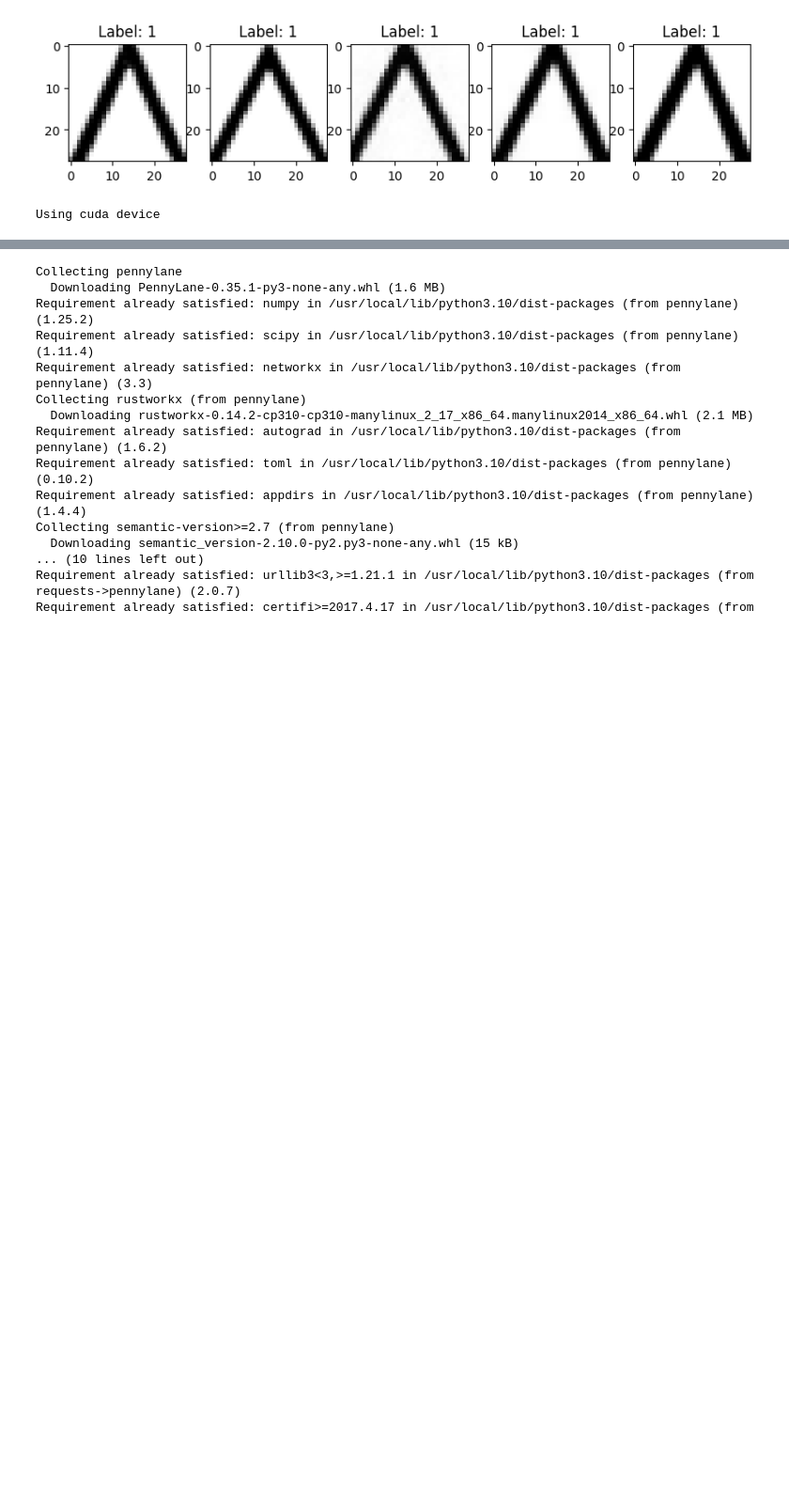
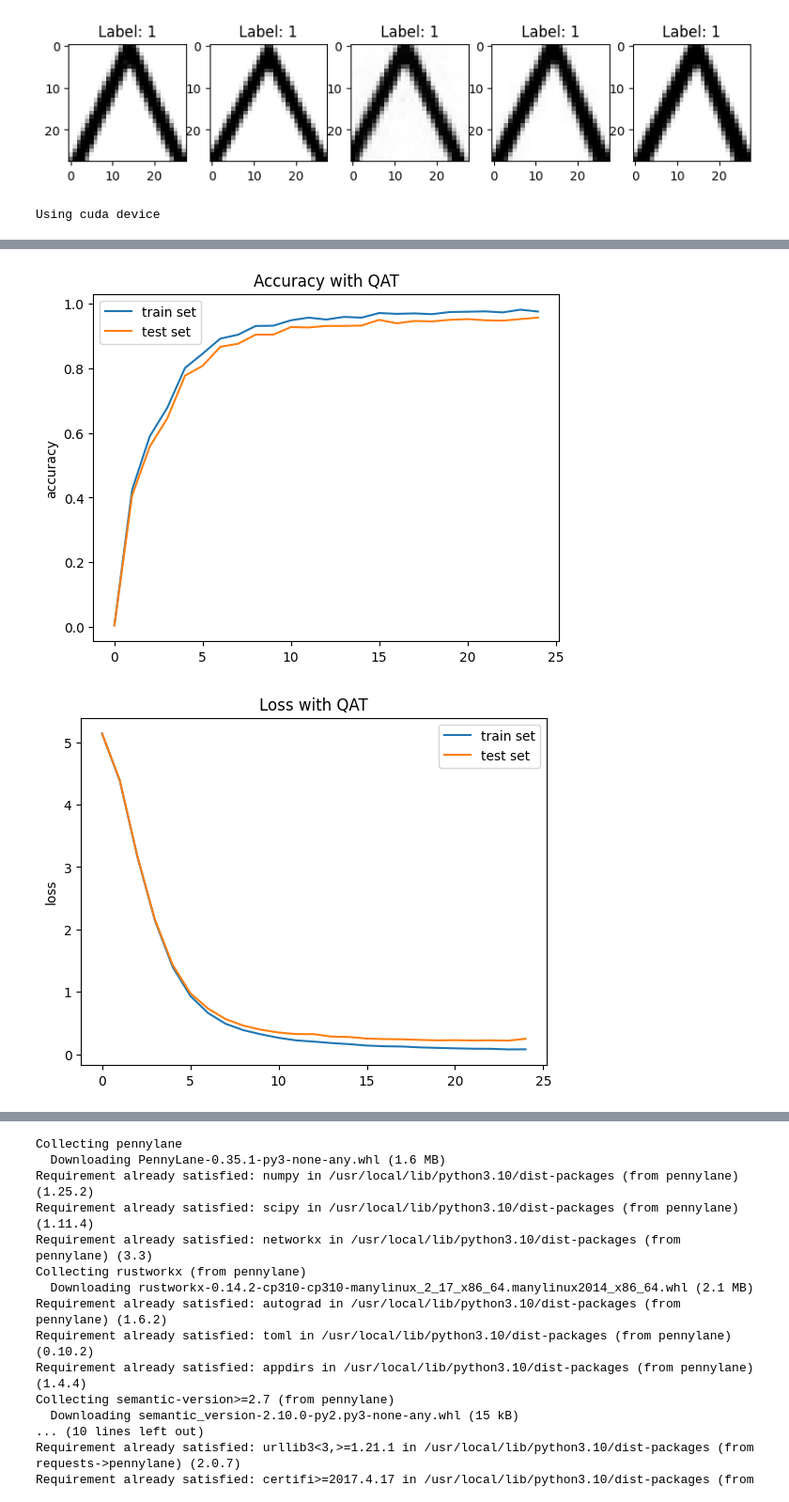
Before and after one commit to ashishar/q_character, a Jupyter notebook: Brahmi_with_qnn_and_qat.ipynb, the cells around one changed output, grey strips where cells are left out. Shown at 94% size. Cells and saved outputs as stored; diff of their text form; code cells hidden in the pictures; blank space fills up the shorter version.

```diff
--- a/Brahmi_with_qnn_and_qat.ipynb
+++ b/Brahmi_with_qnn_and_qat.ipynb
@@ -874 +874,18 @@ plt.show()
 [figure]
+# %%
+plt.plot(A_Train[::2], label='train set')
+plt.plot(A_Test[::2], label='test set')
+plt.ylabel('accuracy')
+plt.legend()
+plt.title("Accuracy with QAT")
+plt.show()
+
+plt.plot(L_Train[::2], label='train set')
+plt.plot(L_Test[::2], label='test set')
+plt.ylabel('loss')
+plt.legend()
+plt.title("Loss with QAT")
+plt.show()
+# %% [output]
+[figure, added]
+[figure, added]
```
Also changed, not shown: parts of 4 cells of this notebook.
